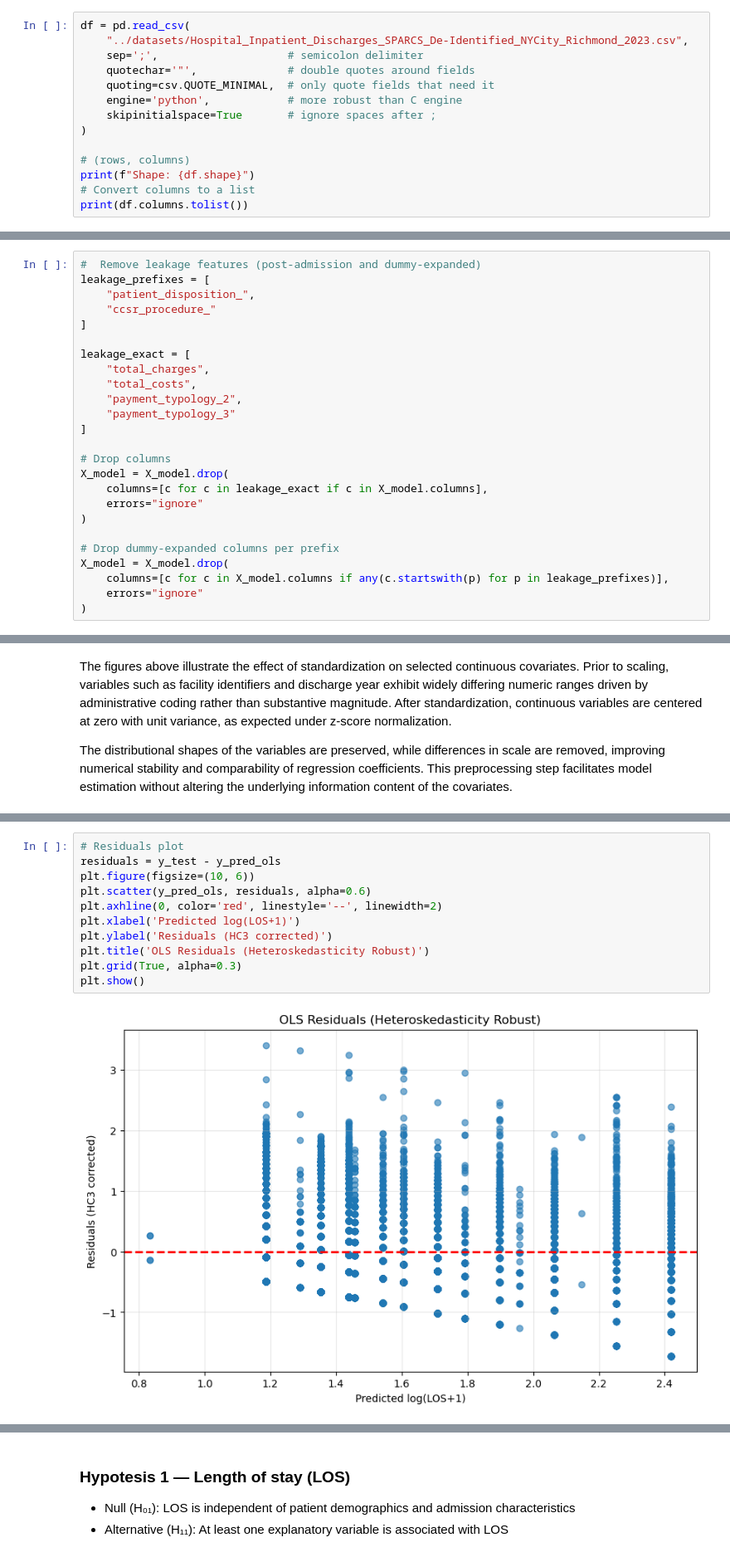
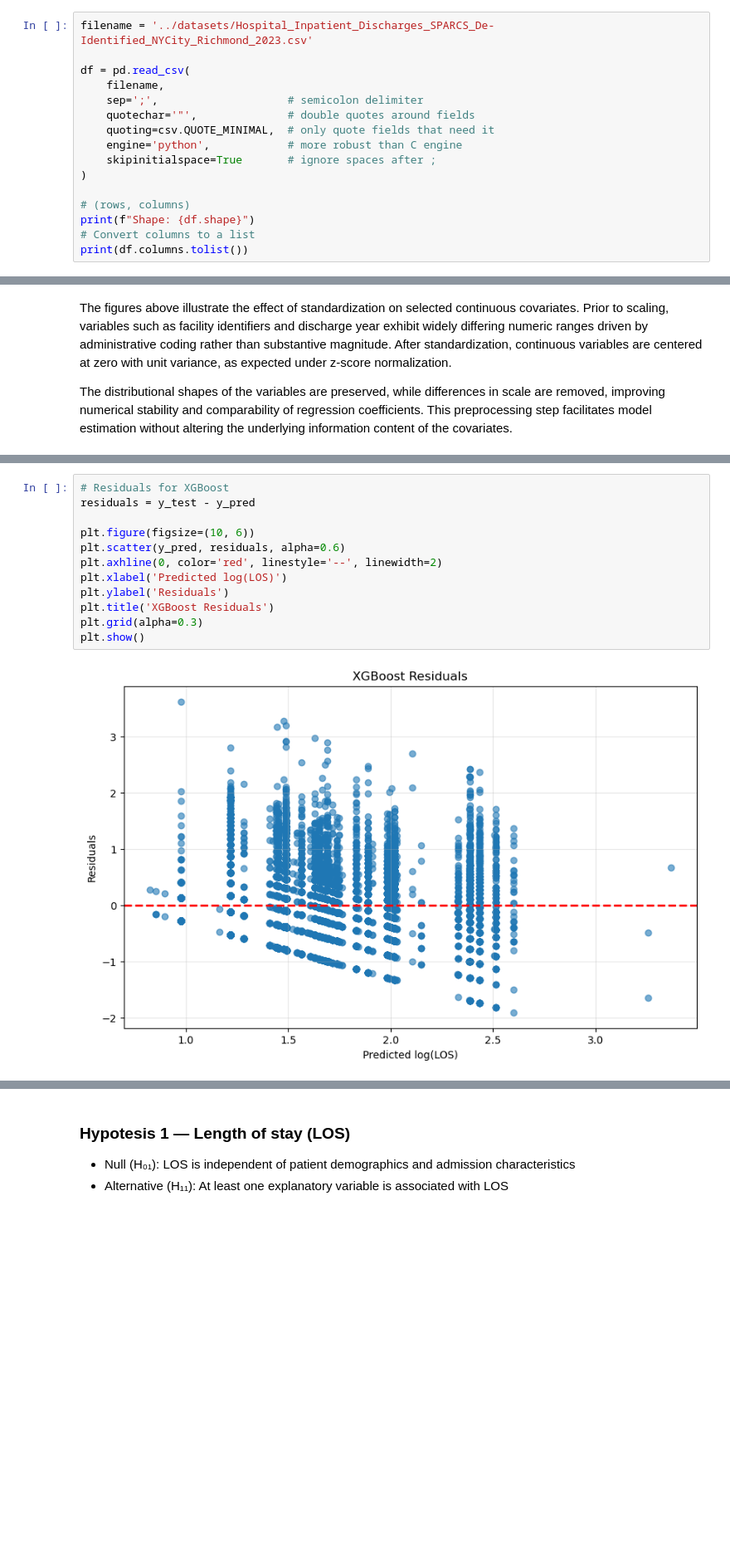
Before and after one commit to ibejerano/unie-healthcare-regression, a Jupyter notebook: src/hospital_los_regressor.ipynb, the cells around one changed output, grey strips where cells are left out. Shown at 83% size. Drawn from its saved outputs; the diff is of its cells as text; blank space fills up the shorter version.

```diff
--- a/src/hospital_los_regressor.ipynb
+++ b/src/hospital_los_regressor.ipynb
@@ -151,8 +158,10 @@ this notebook constitute Produced Works under the license.
 # %% [markdown]
 ## 4. Dataset loading and verification
 # %%
+filename = '../datasets/Hospital_Inpatient_Discharges_SPARCS_De-Identified_NYCity_Richmond_2023.csv'
+
 df = pd.read_csv(
-    "../datasets/Hospital_Inpatient_Discharges_SPARCS_De-Identified_NYCity_Richmond_2023.csv",
+    filename,
     sep=';',                    # semicolon delimiter
     quotechar='"',              # double quotes around fields
     quoting=csv.QUOTE_MINIMAL,  # only quote fields that need it
@@ -851,26 +936 @@ would artificially inflate predictive performance and invalidate the model.
-# %%
-#  Remove leakage features (post-admission and dummy-expanded)
-leakage_prefixes = [
-    "patient_disposition_",
-    "ccsr_procedure_"
-]
-
-leakage_exact = [
-    "total_charges",
-    "total_costs",
-    "payment_typology_2",
-    "payment_typology_3"
-]
-
-# Drop columns
-X_model = X_model.drop(
-    columns=[c for c in leakage_exact if c in X_model.columns],
-    errors="ignore"
-)
-
-# Drop dummy-expanded columns per prefix
-X_model = X_model.drop(
-    columns=[c for c in X_model.columns if any(c.startswith(p) for p in leakage_prefixes)],
-    errors="ignore"
-)
 # %% [markdown]
@@ -1167,13 +1202,14 @@ Notes:
 # %%
-# Residuals plot
-residuals = y_test - y_pred_ols
+# Residuals for XGBoost
+residuals = y_test - y_pred
+
 plt.figure(figsize=(10, 6))
-plt.scatter(y_pred_ols, residuals, alpha=0.6)
+plt.scatter(y_pred, residuals, alpha=0.6)
 plt.axhline(0, color='red', linestyle='--', linewidth=2)
-plt.xlabel('Predicted log(LOS+1)')
-plt.ylabel('Residuals (HC3 corrected)')
-plt.title('OLS Residuals (Heteroskedasticity Robust)')
-plt.grid(True, alpha=0.3)
+plt.xlabel('Predicted log(LOS)')
+plt.ylabel('Residuals')
+plt.title('XGBoost Residuals')
+plt.grid(alpha=0.3)
 plt.show()
 # %% [output]
-[figure, old version]
+[figure, new version]
```
Also changed, not shown: parts of 57 cells of this notebook, 3 other files.
